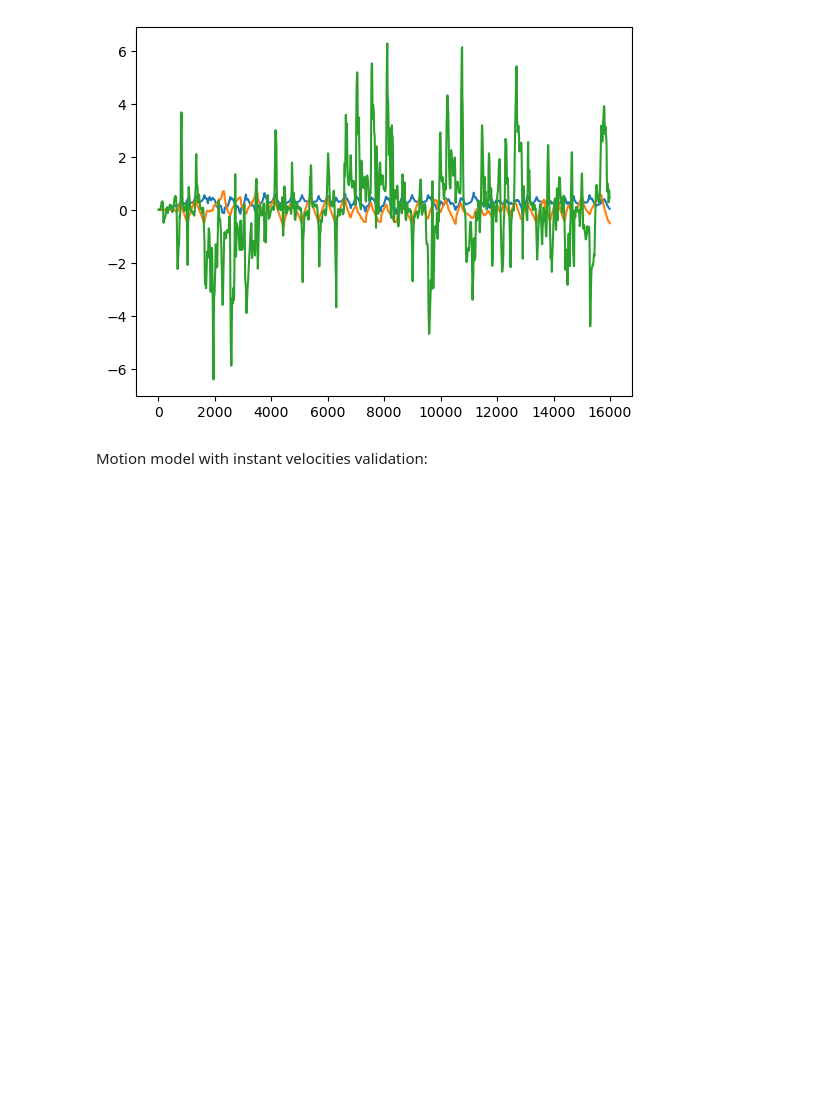
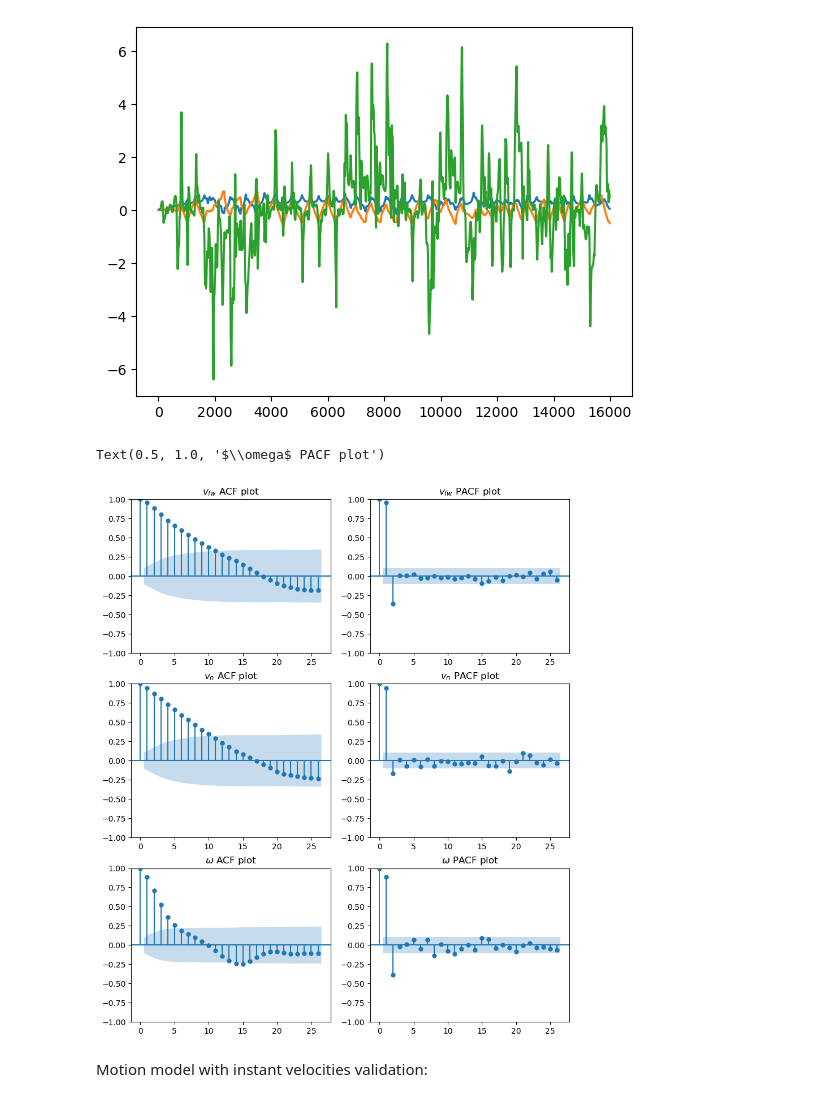
Before and after one commit to AntoSave/mujoco_mpc, a Jupyter notebook: tuning/teleop_data_analysis.ipynb, the cells around one changed output. Cells and saved outputs as stored; diff of their text form; code cells hidden in the pictures; blank space fills up the shorter version.

```diff
--- a/tuning/teleop_data_analysis.ipynb
+++ b/tuning/teleop_data_analysis.ipynb
@@ -389,6 +433,26 @@ df['omega_calc'].plot()
 # %% [output]
 <Axes: >
 [figure]
+# %%
+# ACF and PACF
+from statsmodels.graphics.tsaplots import plot_acf, plot_pacf
+plts_df = right_df[['v_fw_calc', 'v_n_calc', 'omega_calc']]
+fig, ax = plt.subplots(3, 2, figsize=(10, 12))
+plot_acf(plts_df['v_fw_calc'], ax=ax[0,0])
+ax[0,0].set_title('$v_{fw}$ ACF plot')
+plot_pacf(plts_df['v_fw_calc'], ax=ax[0,1])
+ax[0,1].set_title('$v_{fw}$ PACF plot')
+plot_acf(plts_df['v_n_calc'], ax=ax[1,0])
+ax[1,0].set_title('$v_{n}$ ACF plot')
+plot_pacf(plts_df['v_n_calc'], ax=ax[1,1])
+ax[1,1].set_title('$v_{n}$ PACF plot')
+plot_acf(plts_df['omega_calc'], ax=ax[2,0])
+ax[2,0].set_title('$\omega$ ACF plot')
+plot_pacf(plts_df['omega_calc'], ax=ax[2,1])
+ax[2,1].set_title('$\omega$ PACF plot')
+# %% [output]
+Text(0.5, 1.0, '$\\omega$ PACF plot')
+[figure, added]
 # %% [markdown]
 Motion model with instant velocities validation:
 # %%
```
Also changed, not shown: parts of 7 cells of this notebook.
